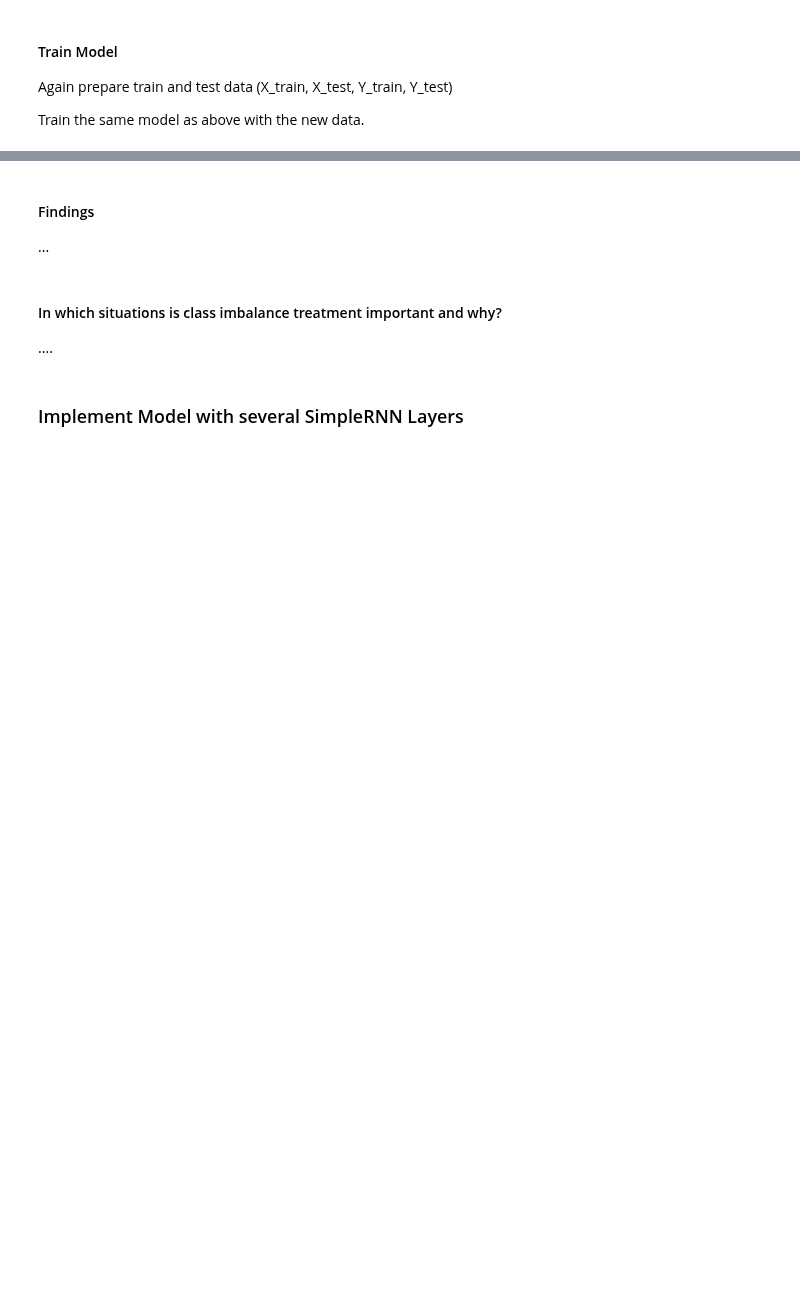
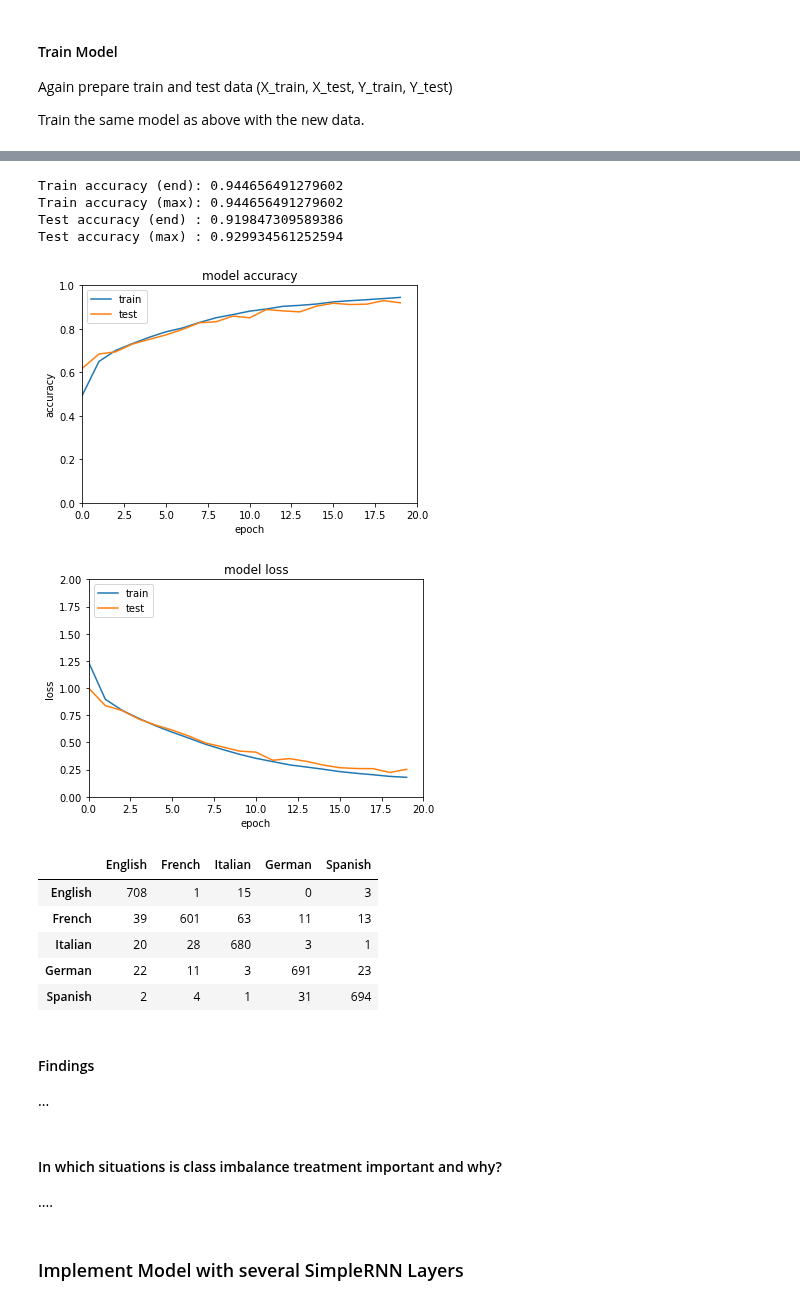
Before and after one commit to FabianGroeger96/mse-deep-learning, a Jupyter notebook: SW11/name_classification/name_classification-stud.ipynb, the cells around one changed output, grey strips where cells are left out. Cells and saved outputs as stored; diff of their text form; code cells hidden in the pictures; blank space fills up the shorter version.

```diff
--- a/SW11/name_classification/name_classification-stud.ipynb
+++ b/SW11/name_classification/name_classification-stud.ipynb
@@ -310,0 +340,16 @@ Y_test = ...
+# %%
+### START YOUR CODE
+
+# Shuffle and split names data
+# Map train and test data into vector space (one-hot-vectors)
+names_upsampled['name_ohot'] = names_upsampled['name'].apply(lambda x: name_representation(x, maxlen))
+names_upsampled['lang_ohot'] = names_upsampled['lang'].apply(lambda x: lang_representation(x, language_to_index))
+
+X = np.stack(names_upsampled['name_ohot'], axis=0)
+y = np.stack(names_upsampled['lang_ohot'], axis=0)
+
+print('Shapes, X: {0}, y: {1}'.format(X.shape, y.shape))
+
+X_train, X_test, Y_train, Y_test = train_test_split(X, y, test_size=test_split, shuffle=True, random_state=42)
+
+### END YOUR CODE
@@ -310,0 +358,22 @@ Y_test = ...
+# %%
+### START YOUR CODE
+
+# train model
+
+n_classes = 5
+n_hidden_units = 200
+
+model = Sequential()
+model.add(Input((maxlen, len_alphabet)))
+model.add(SimpleRNN(n_hidden_units))
+model.add(Dense(n_classes, activation='softmax'))
+
+model.compile(optimizer=Adam(learning_rate=0.0001), loss='categorical_crossentropy', metrics='accuracy')
+
+batch_size = 32
+nepochs = 20
+
+log = model.fit(X_train, Y_train, batch_size=batch_size, \
+                epochs=nepochs, validation_data=(X_test, Y_test))
+
+### END YOUR CODE
@@ -311,3 +393,20 @@ Y_test = ...
+# %%
+performance_plots(model, X_test, Y_test, log, nepochs)
+df, cm = confusion_matrix(model, X_test, Y_test)
+df
+# %% [output]
+Train accuracy (end): 0.944656491279602
+Train accuracy (max): 0.944656491279602
+Test accuracy (end) : 0.919847309589386
+Test accuracy (max) : 0.929934561252594
+[figure, added]
+[figure, added]
+|  | English | French | Italian | German | Spanish |
+| English | 708 | 1 | 15 | 0 | 3 |
+| French | 39 | 601 | 63 | 11 | 13 |
+| Italian | 20 | 28 | 680 | 3 | 1 |
+| German | 22 | 11 | 3 | 691 | 23 |
+| Spanish | 2 | 4 | 1 | 31 | 694 |
 # %% [markdown]
 #### Findings
 
```
Also changed, not shown: parts of 21 cells of this notebook.
